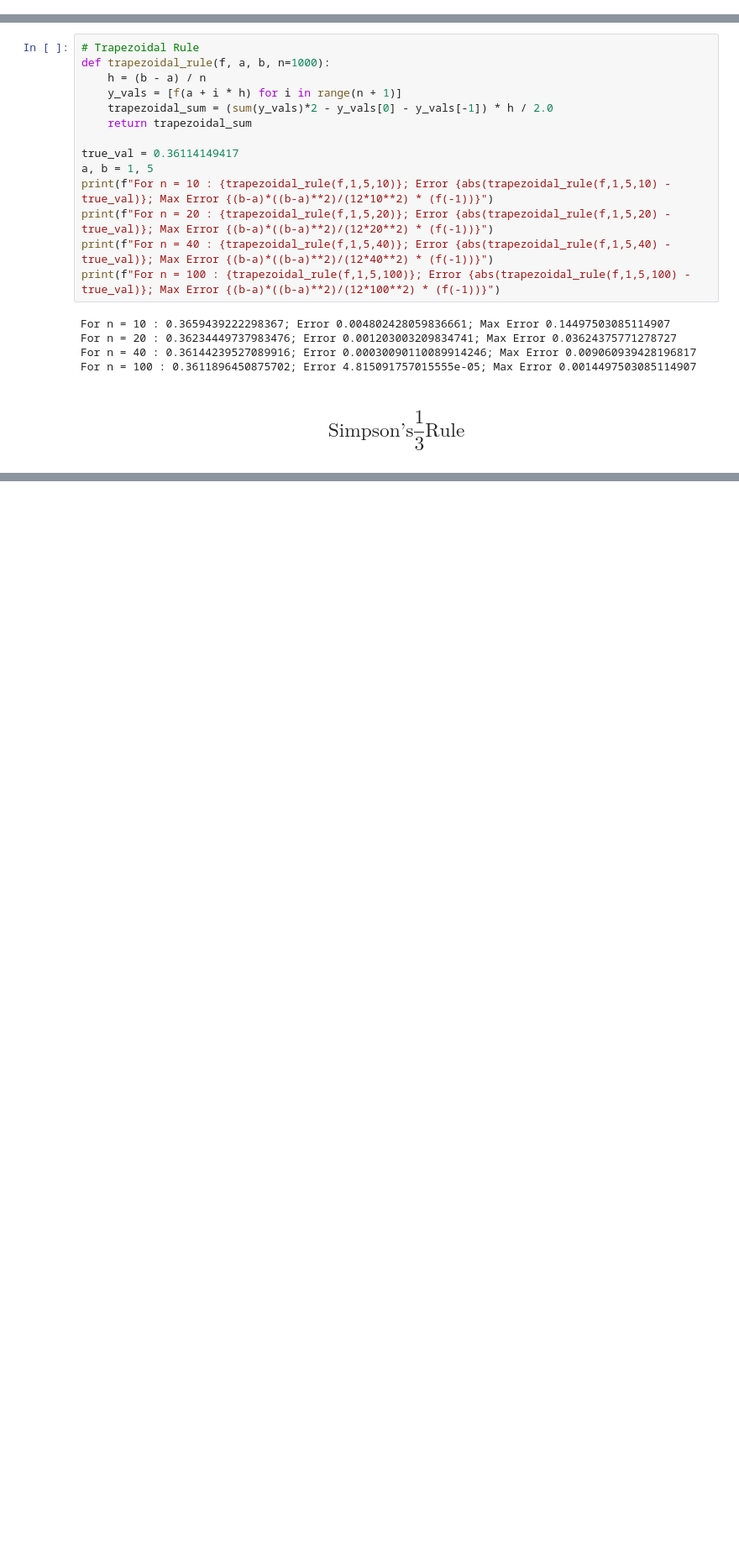
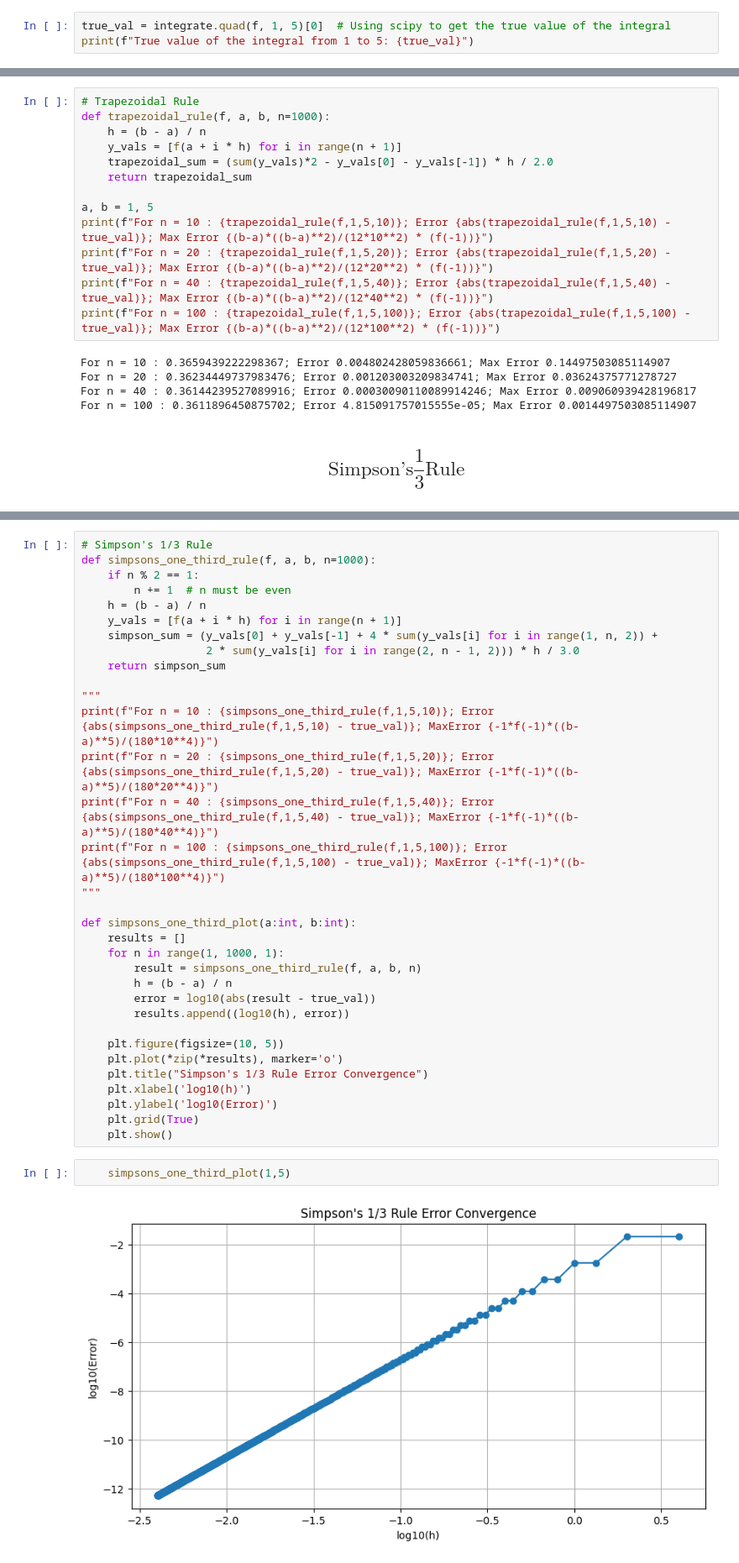
Before and after one commit to Aaravshah2907/Computational-Physics, a Jupyter notebook: Area_finding.ipynb, the cells around one changed output, grey strips where cells are left out. Shown at 84% size. Cells and saved outputs as stored; diff of their text form; blank space fills up the shorter version.

```diff
--- a/Area_finding.ipynb
+++ b/Area_finding.ipynb
@@ -7,3 +10,6 @@ from math import e
 # %%
 def f(x):
     return e**-x
+# %%
+true_val = integrate.quad(f, 1, 5)[0]  # Using scipy to get the true value of the integral
+print(f"True value of the integral from 1 to 5: {true_val}")
@@ -15,7 +23,6 @@ def trapezoidal_rule(f, a, b, n=1000):
     trapezoidal_sum = (sum(y_vals)*2 - y_vals[0] - y_vals[-1]) * h / 2.0
     return trapezoidal_sum
 
-true_val = 0.36114149417
 a, b = 1, 5
 print(f"For n = 10 : {trapezoidal_rule(f,1,5,10)}; Error {abs(trapezoidal_rule(f,1,5,10) - true_val)}; Max Error {(b-a)*((b-a)**2)/(12*10**2) * (f(-1))}")
 print(f"For n = 20 : {trapezoidal_rule(f,1,5,20)}; Error {abs(trapezoidal_rule(f,1,5,20) - true_val)}; Max Error {(b-a)*((b-a)**2)/(12*20**2) * (f(-1))}")
@@ -51,0 +38,37 @@ For n = 100 : 0.36114149930761325; Error 5.137613223737958e-09; MaxError -1.5464
+# %%
+# Simpson's 1/3 Rule
+def simpsons_one_third_rule(f, a, b, n=1000):
+    if n % 2 == 1:
+        n += 1  # n must be even
+    h = (b - a) / n
+    y_vals = [f(a + i * h) for i in range(n + 1)]
+    simpson_sum = (y_vals[0] + y_vals[-1] + 4 * sum(y_vals[i] for i in range(1, n, 2)) +
+                   2 * sum(y_vals[i] for i in range(2, n - 1, 2))) * h / 3.0
+    return simpson_sum
+
+"""
+print(f"For n = 10 : {simpsons_one_third_rule(f,1,5,10)}; Error {abs(simpsons_one_third_rule(f,1,5,10) - true_val)}; MaxError {-1*f(-1)*((b-a)**5)/(180*10**4)}")
+print(f"For n = 20 : {simpsons_one_third_rule(f,1,5,20)}; Error {abs(simpsons_one_third_rule(f,1,5,20) - true_val)}; MaxError {-1*f(-1)*((b-a)**5)/(180*20**4)}")
+print(f"For n = 40 : {simpsons_one_third_rule(f,1,5,40)}; Error {abs(simpsons_one_third_rule(f,1,5,40) - true_val)}; MaxError {-1*f(-1)*((b-a)**5)/(180*40**4)}")
+print(f"For n = 100 : {simpsons_one_third_rule(f,1,5,100)}; Error {abs(simpsons_one_third_rule(f,1,5,100) - true_val)}; MaxError {-1*f(-1)*((b-a)**5)/(180*100**4)}")
+"""
+
+def simpsons_one_third_plot(a:int, b:int):
+    results = []
+    for n in range(1, 1000, 1):
+        result = simpsons_one_third_rule(f, a, b, n)
+        h = (b - a) / n
+        error = log10(abs(result - true_val))
+        results.append((log10(h), error))
+
+    plt.figure(figsize=(10, 5))
+    plt.plot(*zip(*results), marker='o')
+    plt.title("Simpson's 1/3 Rule Error Convergence")
+    plt.xlabel('log10(h)')
+    plt.ylabel('log10(Error)')
+    plt.grid(True)
+    plt.show()
+# %%
+    simpsons_one_third_plot(1,5)
+# %% [output]
+[figure, added]
```
Also changed, not shown: parts of 7 cells of this notebook.
